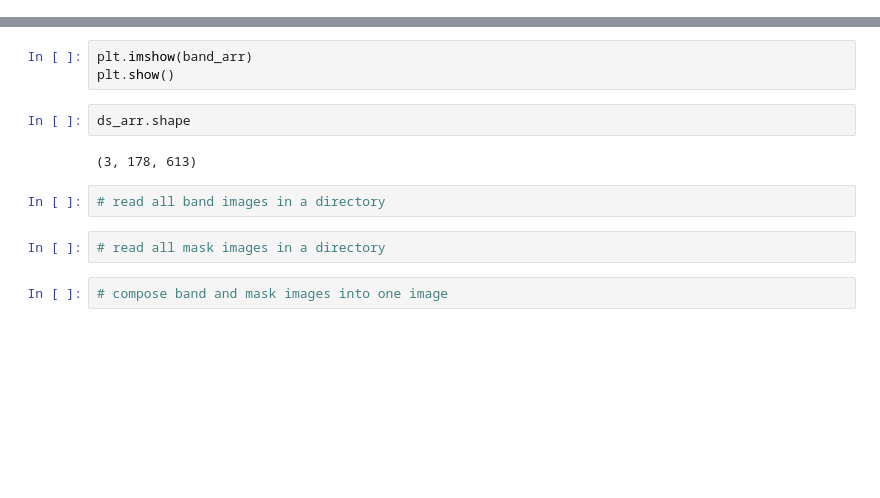
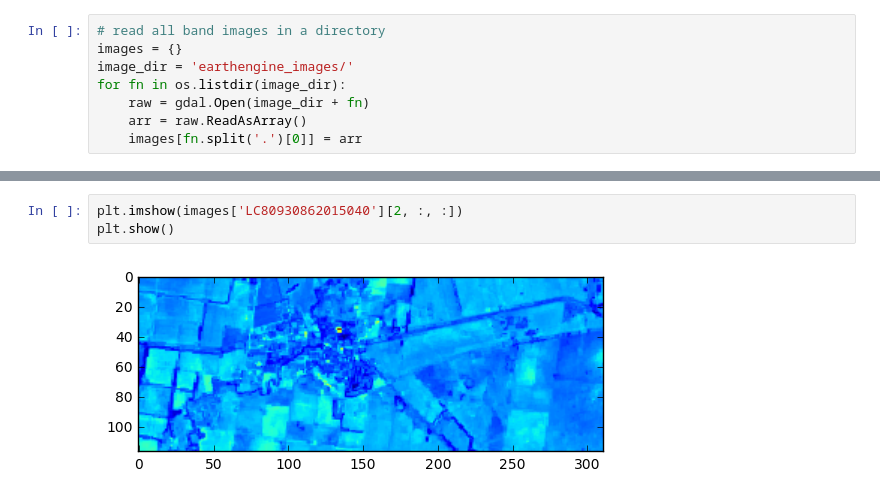
Before and after one commit to HKCaesar/EarthEngineDataProcessing, a Jupyter notebook: read_geotiff.ipynb, the cells around one changed output, grey strips where cells are left out. Cells and saved outputs as stored; diff of their text form; blank space fills up the shorter version.

```diff
--- a/read_geotiff.ipynb
+++ b/read_geotiff.ipynb
@@ -9,0 +7,8 @@ band_arr = srcband.ReadAsArray()
+# %%
+# read all band images in a directory
+images = {}
+image_dir = 'earthengine_images/'
+for fn in os.listdir(image_dir):
+    raw = gdal.Open(image_dir + fn)
+    arr = raw.ReadAsArray()
+    images[fn.split('.')[0]] = arr
@@ -10,13 +25,5 @@ band_arr = srcband.ReadAsArray()
 # %%
-plt.imshow(band_arr)
+plt.imshow(images['LC80930862015040'][2, :, :])
 plt.show()
+# %% [output]
+[figure, added]
-# %%
-ds_arr.shape
-# %% [output]
-(3, 178, 613)
-# %%
-# read all band images in a directory
-# %%
-# read all mask images in a directory
-# %%
-# compose band and mask images into one image
```
Also changed, not shown: parts of 25 cells of this notebook, 1 other file.
